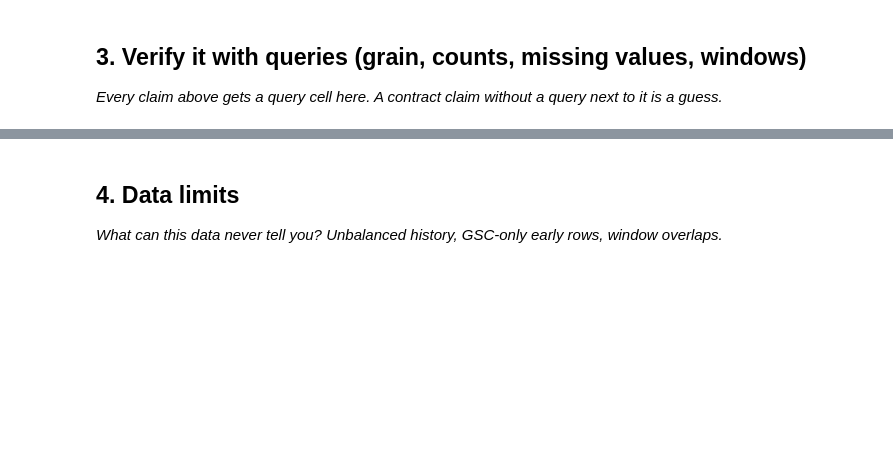
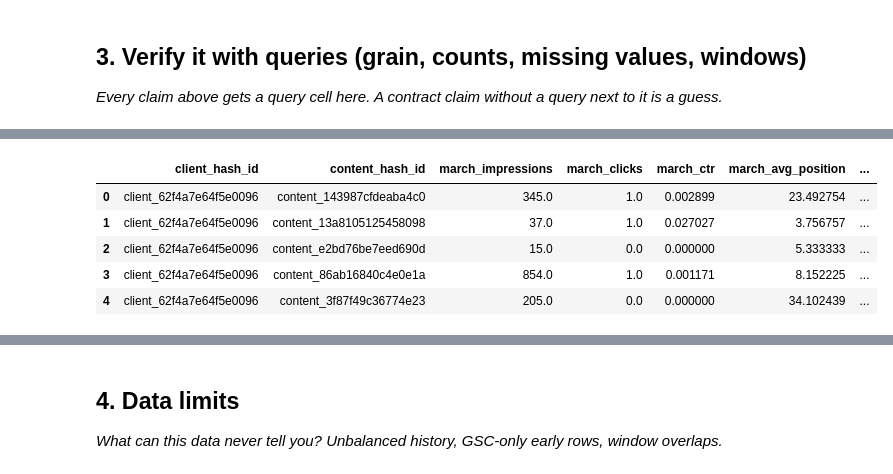
Before and after one commit to aliakhtar1010/search-ranking-ml, a Jupyter notebook: work/notebooks/w03_data_contract.ipynb, the cells around one changed output, grey strips where cells are left out. Drawn from its saved outputs; the diff is of its cells as text; code cells hidden in the pictures; blank space fills up the shorter version.

```diff
--- a/work/notebooks/w03_data_contract.ipynb
+++ b/work/notebooks/w03_data_contract.ipynb
@@ -29,0 +185,85 @@ This skeleton is yours to fill. Work the sections **in order** — each one has
+# %%
+from sklearn.model_selection import train_test_split
+from sklearn.tree import DecisionTreeClassifier
+from sklearn.metrics import accuracy_score, precision_score
+
+april_path = (
+    f"{rel}/fact_content_daily_performance/"
+    "month=2026-04/*.parquet"
+)
+
+feature_frame = con.sql(f"""
+WITH march AS (
+    SELECT
+        client_hash_id,
+        content_hash_id,
+
+        SUM(gsc_impressions) AS march_impressions,
+        SUM(gsc_clicks) AS march_clicks,
+
+        CASE
+            WHEN SUM(gsc_impressions) > 0
+            THEN SUM(gsc_clicks) * 1.0 / SUM(gsc_impressions)
+            ELSE 0
+        END AS march_ctr,
+
+        CASE
+            WHEN SUM(gsc_impressions) > 0
+            THEN SUM(gsc_sum_position) * 1.0 / SUM(gsc_impressions)
+            ELSE NULL
+        END AS march_avg_position,
+
+        COUNT(DISTINCT report_date) AS march_active_days
+
+    FROM read_parquet('{march_path}')
+    WHERE gsc_data_available IS TRUE
+
+    GROUP BY client_hash_id, content_hash_id
+),
+
+april AS (
+    SELECT
+        client_hash_id,
+        content_hash_id,
+        SUM(gsc_impressions) AS april_impressions
+
+    FROM read_parquet('{april_path}')
+    WHERE gsc_data_available IS TRUE
+
+    GROUP BY client_hash_id, content_hash_id
+)
+
+SELECT
+    m.client_hash_id,
+    m.content_hash_id,
+
+    m.march_impressions,
+    m.march_clicks,
+    m.march_ctr,
+    m.march_avg_position,
+    m.march_active_days,
+
+    a.april_impressions,
+
+    CASE
+        WHEN a.april_impressions < m.march_impressions THEN 1
+        ELSE 0
+    END AS declined_next_month,
+
+    CASE
+        WHEN m.march_impressions > 0
+        THEN (a.april_impressions - m.march_impressions) * 1.0
+             / m.march_impressions
+        ELSE NULL
+    END AS impression_change_pct
+
+FROM march m
+INNER JOIN april a
+    USING (client_hash_id, content_hash_id)
+
+WHERE m.march_impressions > 0
+""").df()
+
+print("Feature frame shape:", feature_frame.shape)
+feature_frame.head()
+# %% [output]
@@ -29,0 +271,6 @@ This skeleton is yours to fill. Work the sections **in order** — each one has
+|  | client_hash_id | content_hash_id | march_impressions | march_clicks | march_ctr | march_avg_position | ... |
+| 0 | client_62f4a7e64f5e0096 | content_143987cfdeaba4c0 | 345.0 | 1.0 | 0.002899 | 23.492754 | ... |
+| 1 | client_62f4a7e64f5e0096 | content_13a8105125458098 | 37.0 | 1.0 | 0.027027 | 3.756757 | ... |
+| 2 | client_62f4a7e64f5e0096 | content_e2bd76be7eed690d | 15.0 | 0.0 | 0.000000 | 5.333333 | ... |
+| 3 | client_62f4a7e64f5e0096 | content_86ab16840c4e0e1a | 854.0 | 1.0 | 0.001171 | 8.152225 | ... |
+| 4 | client_62f4a7e64f5e0096 | content_3f87f49c36774e23 | 205.0 | 0.0 | 0.000000 | 34.102439 | ... |
```
Also changed, not shown: parts of 17 cells of this notebook.
